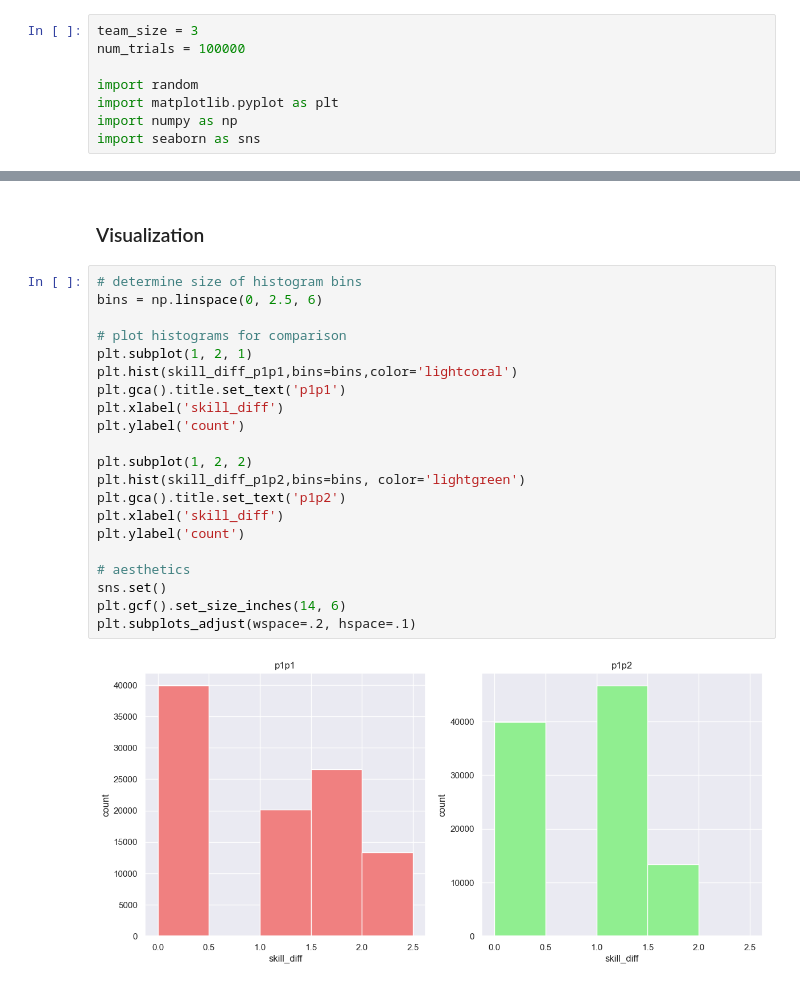
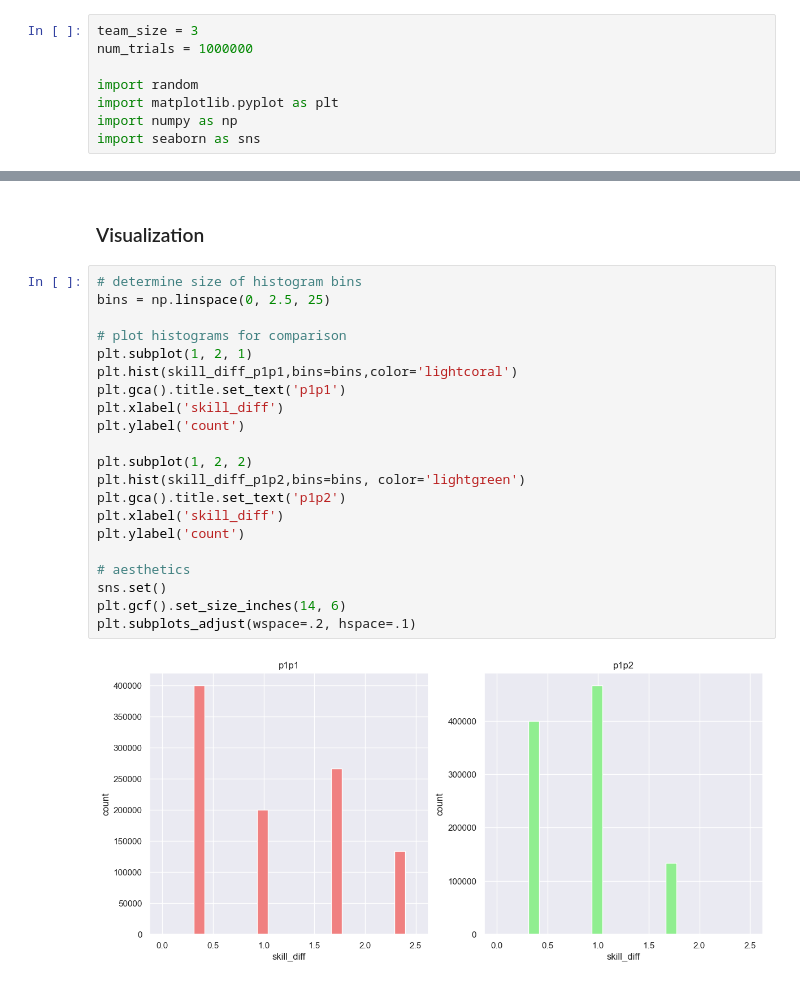
Before and after one commit to danszyc/teampicks, a Jupyter notebook: Team_Picks.ipynb, the cells around one changed output, grey strips where cells are left out. Cells and saved outputs as stored; diff of their text form.

Commit message:
updated histograms and added data as txt

```diff
--- a/Team_Picks.ipynb
+++ b/Team_Picks.ipynb
@@ -10,7 +10,7 @@ Dan Szyc
 Regardless of the sport, activity, or event, we often prefer to have fair teams. Suppose two team captains are chosen at random from a pool of players. In hopes of creating the best team, they take turns choosing the best player available. Team 1's captain gets first pick, then Team 2's captain picks the second best player, and the process repeats. But is this the method fair to Team 2? Suppose Team 2's captain is allowed to pick *two* players, the second and third-best players, then Team 1 picks one, and Team 2 picks one, and so on. Which method results in the fairest teams?
 # %%
 team_size = 3
-num_trials = 100000
+num_trials = 1000000
 
 import random
 import matplotlib.pyplot as plt
@@ -131,27 +131,27 @@ p1p2_avg_skill_diff 0.8223
 ### Visualization
 # %%
 # determine size of histogram bins
-bins = np.linspace(0, 2.5, 6)
+bins = np.linspace(0, 2.5, 25)
 
 # plot histograms for comparison
 plt.subplot(1, 2, 1)
 plt.hist(skill_diff_p1p1,bins=bins,color='lightcoral')
 plt.gca().title.set_text('p1p1')
 plt.xlabel('skill_diff')
 plt.ylabel('count')
 
 plt.subplot(1, 2, 2)
 plt.hist(skill_diff_p1p2,bins=bins, color='lightgreen')
 plt.gca().title.set_text('p1p2')
 plt.xlabel('skill_diff')
 plt.ylabel('count')
 
 # aesthetics
 sns.set()
 plt.gcf().set_size_inches(14, 6)
 plt.subplots_adjust(wspace=.2, hspace=.1)
 # %% [output]
-[figure, old version]
+[figure, new version]
 # %% [markdown]
 -----
 
```
Also changed, not shown: parts of 2 cells of this notebook, 2 other files.
